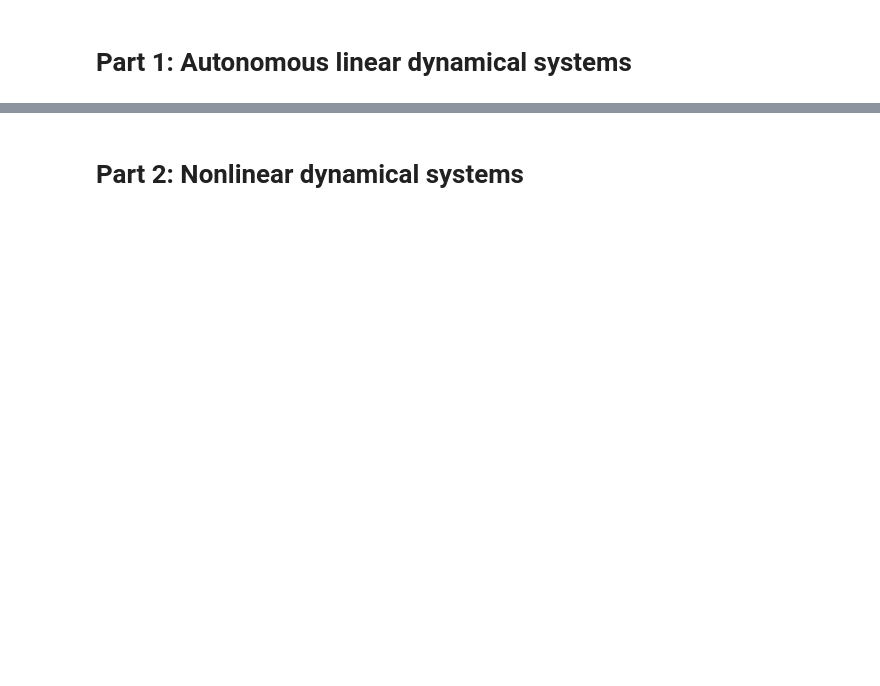
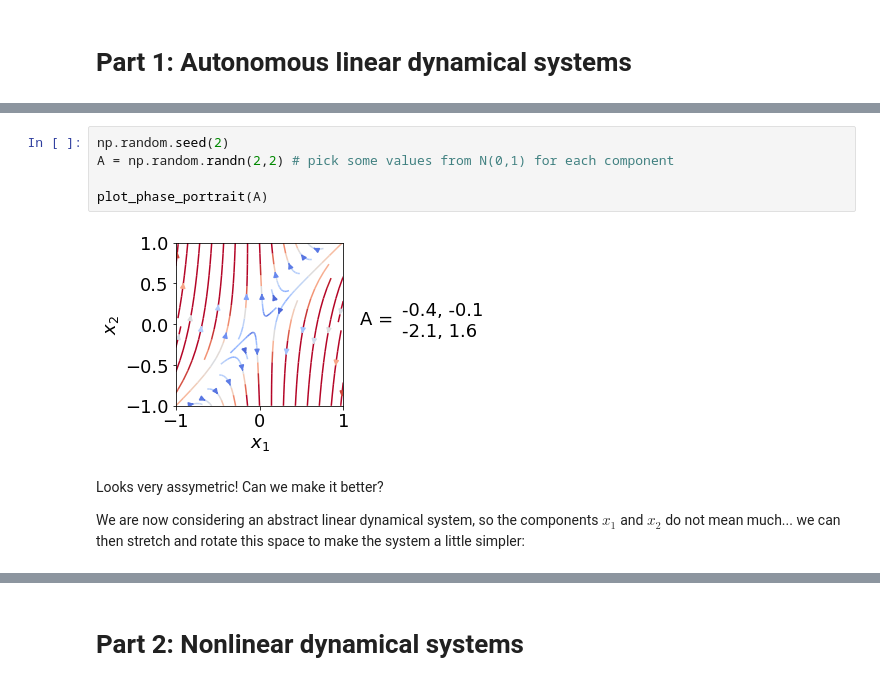
Before and after one commit to NinelK/IMBIZO2022_DS_tutorial_solutions, a Jupyter notebook: DS_tutorial.ipynb, the cells around one changed output, grey strips where cells are left out. Drawn from its saved outputs; the diff is of its cells as text; blank space fills up the shorter version.

```diff
--- a/DS_tutorial.ipynb
+++ b/DS_tutorial.ipynb
@@ -28,0 +290,11 @@ Let us start
+# %%
+np.random.seed(2)
+A = np.random.randn(2,2) # pick some values from N(0,1) for each component
+
+plot_phase_portrait(A)
+# %% [output]
+[figure, added]
+# %% [markdown]
+Looks very assymetric! Can we make it better?
+
+We are now considering an abstract linear dynamical system, so the components $x_1$ and $x_2$ do not mean much... we can then stretch and rotate this space to make the system a little simpler:
```
Also changed, not shown: parts of 63 cells of this notebook.
